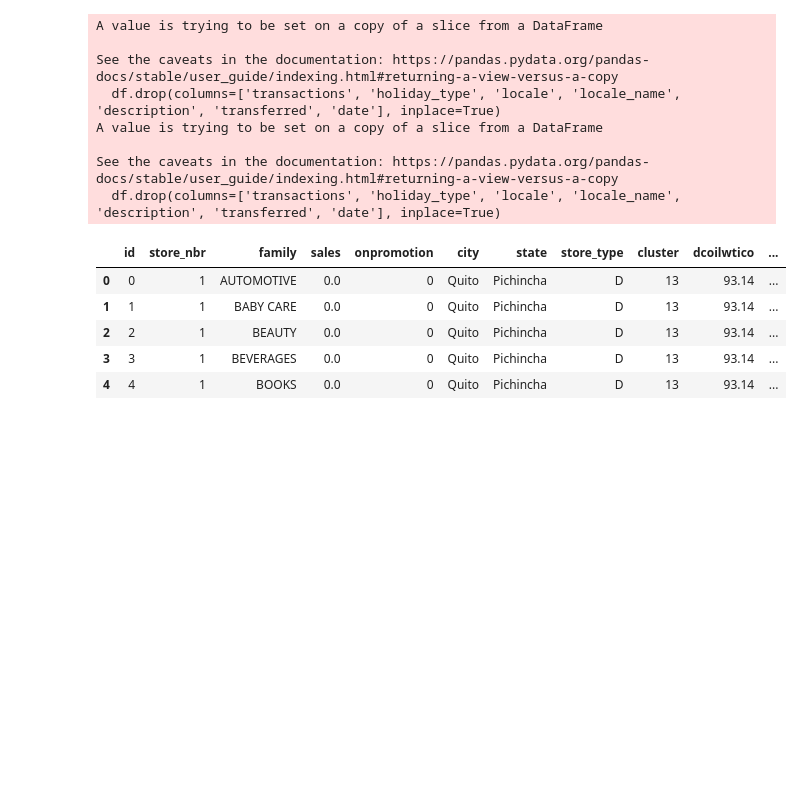
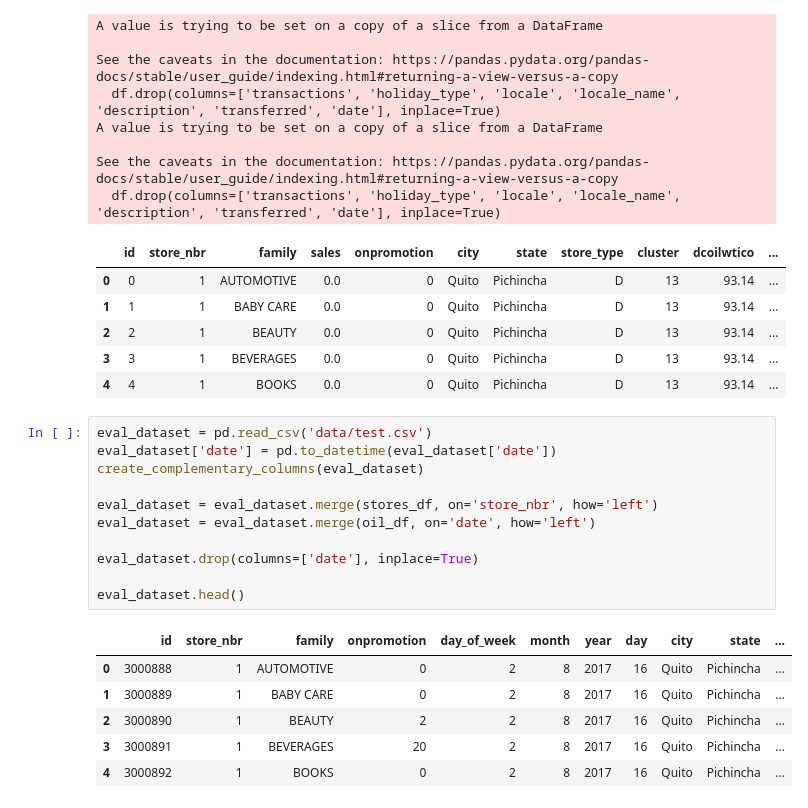
Before and after one commit to Ribeiro-Victor/coc602-data-mining, a Jupyter notebook: task_02/store_sales.ipynb, the cells around one changed output. Cells and saved outputs as stored; diff of their text form; blank space fills up the shorter version.

```diff
--- a/task_02/store_sales.ipynb
+++ b/task_02/store_sales.ipynb
@@ -532,3 +512,21 @@ See the caveats in the documentation: https://pandas.pydata.org/pandas-docs/stab
 | 2 | 2 | 1 | BEAUTY | 0.0 | 0 | Quito | Pichincha | D | 13 | 93.14 | ... |
 | 3 | 3 | 1 | BEVERAGES | 0.0 | 0 | Quito | Pichincha | D | 13 | 93.14 | ... |
 | 4 | 4 | 1 | BOOKS | 0.0 | 0 | Quito | Pichincha | D | 13 | 93.14 | ... |
+# %%
+eval_dataset = pd.read_csv('data/test.csv')
+eval_dataset['date'] = pd.to_datetime(eval_dataset['date'])
+create_complementary_columns(eval_dataset)
+
+eval_dataset = eval_dataset.merge(stores_df, on='store_nbr', how='left')
+eval_dataset = eval_dataset.merge(oil_df, on='date', how='left')
+
+eval_dataset.drop(columns=['date'], inplace=True)
+
+eval_dataset.head()
+# %% [output]
+|  | id | store_nbr | family | onpromotion | day_of_week | month | year | day | city | state | ... |
+| 0 | 3000888 | 1 | AUTOMOTIVE | 0 | 2 | 8 | 2017 | 16 | Quito | Pichincha | ... |
+| 1 | 3000889 | 1 | BABY CARE | 0 | 2 | 8 | 2017 | 16 | Quito | Pichincha | ... |
+| 2 | 3000890 | 1 | BEAUTY | 2 | 2 | 8 | 2017 | 16 | Quito | Pichincha | ... |
+| 3 | 3000891 | 1 | BEVERAGES | 20 | 2 | 8 | 2017 | 16 | Quito | Pichincha | ... |
+| 4 | 3000892 | 1 | BOOKS | 0 | 2 | 8 | 2017 | 16 | Quito | Pichincha | ... |
```
Also changed, not shown: parts of 16 cells of this notebook, 2 other files.
